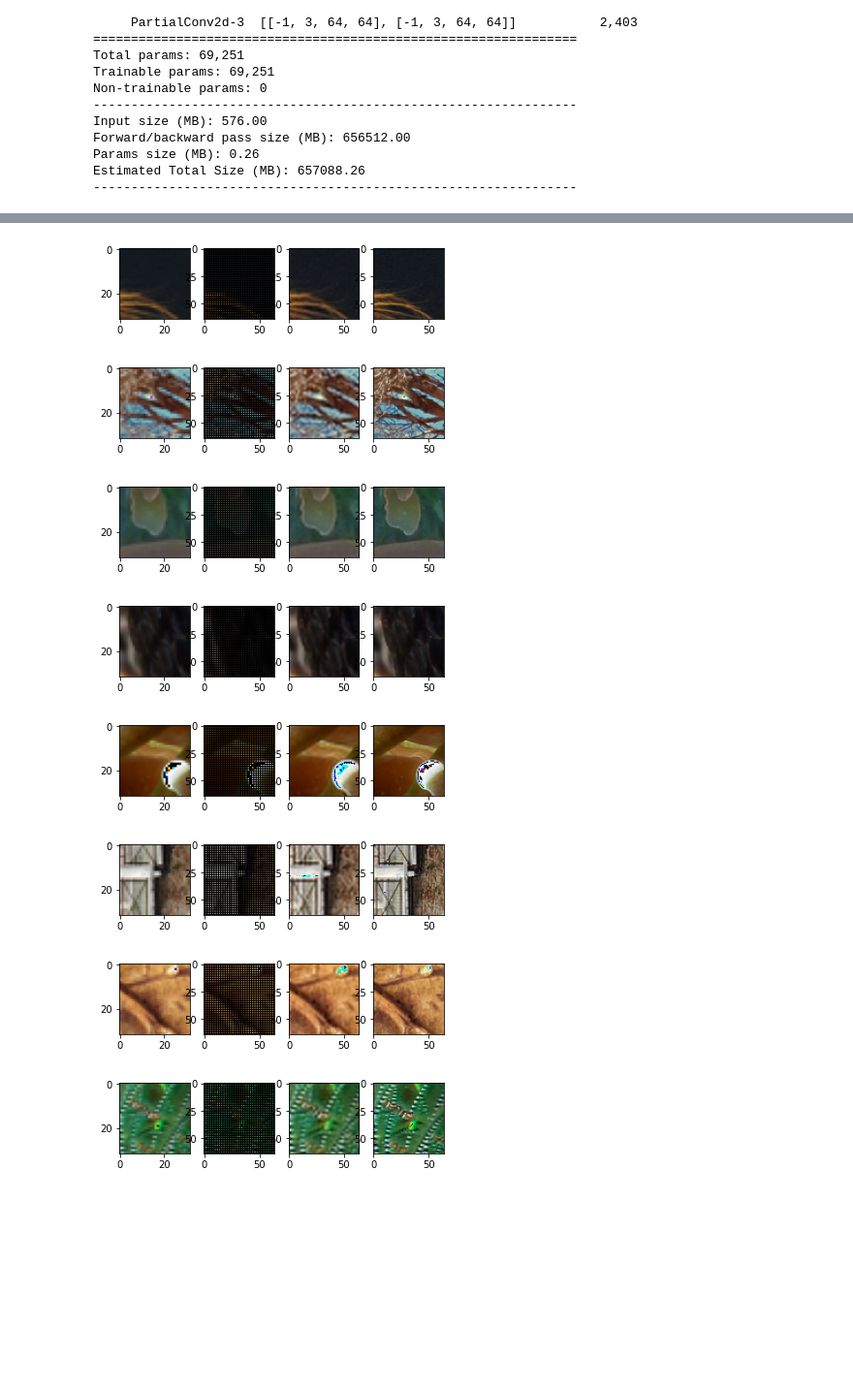
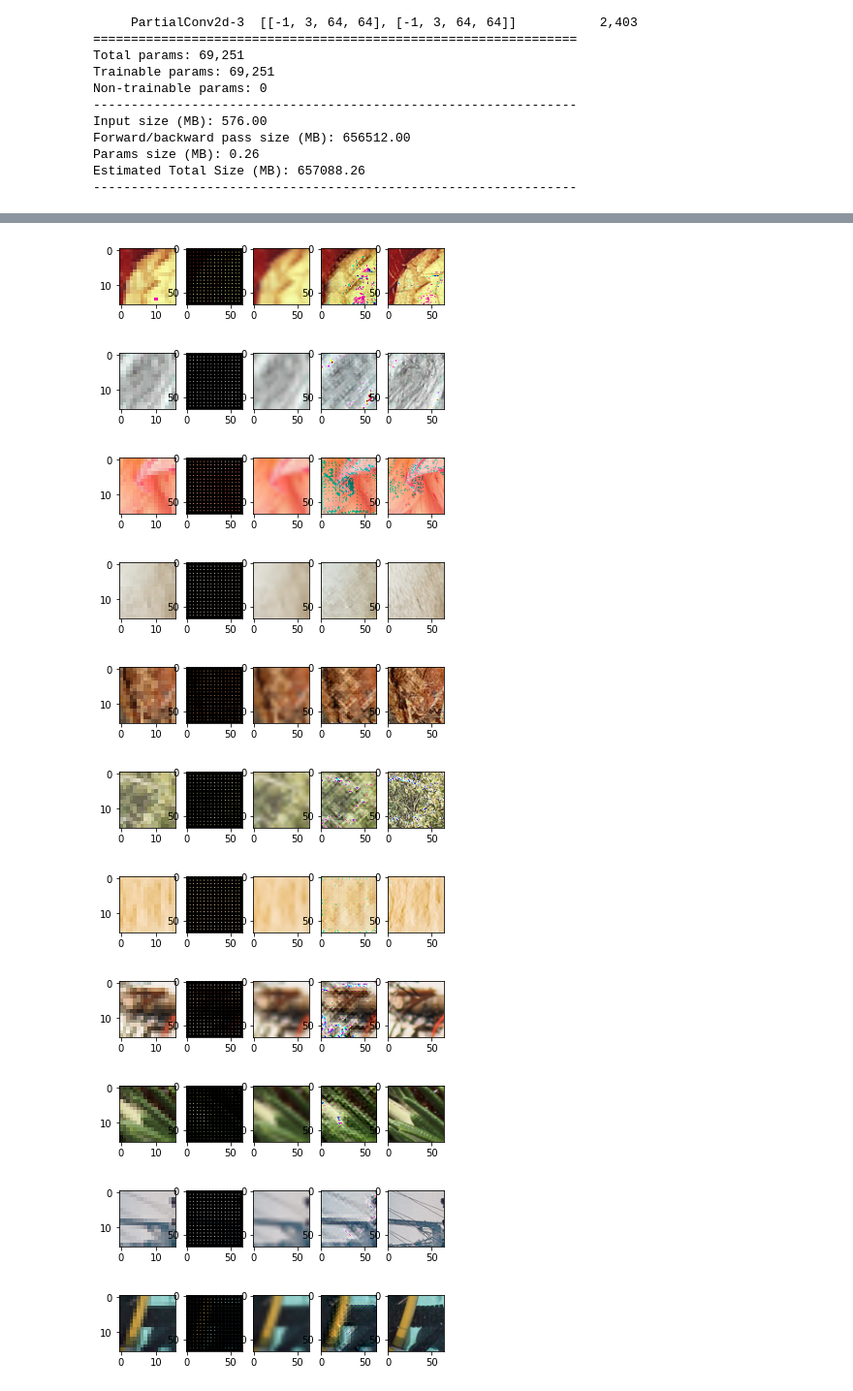
Before and after one commit to zack466/autoreg-sr, a Jupyter notebook: main_dev.ipynb, the cells around one changed output, grey strips where cells are left out. Shown at 97% size. Saved outputs shown, nothing was run; the diff lists cells and outputs as text; code cells hidden in the pictures; blank space fills up the shorter version.

```diff
--- a/main_dev.ipynb
+++ b/main_dev.ipynb
@@ -38,9 +45,9 @@ training_set, validation_set, test_set = torch.utils.data.random_split(div2k, [6
 def image_mask(x, factor):
     new_dims = tuple([x.shape[0], x.shape[1], x.shape[2]*factor, x.shape[3]*factor])
     out = torch.zeros(new_dims)
-    out[:,:,::2,::2] = x[:,:,:,:]
+    out[:,:,::factor,::factor] = x[:,:,:,:]
     mask = torch.zeros(new_dims)
-    mask[:,:,::2,::2] = 1
+    mask[:,:,::factor,::factor] = 1
     return out, mask
 
 # x = torch.rand((32, 3, 64, 64))
@@ -52,7 +59,7 @@ test_dataloader = torch.utils.data.DataLoader(test_set, batch_size=batch_size)
 
 model = PConvSR().to(device)
 optimizer = torch.optim.Adam(model.parameters(), lr=0.0005)
-loss_func = torch.nn.MSELoss()
+loss_func = VGG16PartialLoss().to(device)
 
 torchsummary.summary(model, input_size=[(3, 64, 64), (3, 64, 64)])
 # %% [output]
@@ -82,15 +89,16 @@ for epoch in range(32):
         lr, hr = batch
         lr, hr = lr.to(device), hr.to(device)
         with torch.no_grad():
-            upscaled, mask_in = image_mask(lr, 2)
+            upscaled, mask_in = image_mask(lr, 4)
 
         pred, mask_out = model(upscaled.to(device), mask_in.to(device))
-        loss = loss_func(pred, hr)
+        loss, _, _ = loss_func(pred, hr) # VGG style loss
+
         loss.backward()
 
         optimizer.step()
 
-        #print(i, loss)
+        # print(i, loss)
     # basic validation loop
     print(f"Epoch {epoch}")
     for i, batch in enumerate(validation_dataloader):
@@ -98,10 +106,10 @@ for epoch in range(32):
             lr, hr = batch
             lr, hr = lr.to(device), hr.to(device)
             with torch.no_grad():
-                upscaled, mask_in = image_mask(lr, 2)
+                upscaled, mask_in = image_mask(lr, 4)
 
             pred, mask_out = model(upscaled.to(device), mask_in.to(device))
-            loss = loss_func(pred, hr)
+            loss, _, _ = loss_func(pred, hr)
             print(i, loss)
 # %% [output]
 Epoch 0
@@ -129,10 +137,10 @@ for i, batch in enumerate(test_dataloader):
         lr, hr = batch
         lr, hr = lr.to(device), hr.to(device)
         with torch.no_grad():
-            upscaled, mask_in = image_mask(lr, 2)
+            upscaled, mask_in = image_mask(lr, 4)
 
         pred, mask_out = model(upscaled.to(device), mask_in.to(device))
-        loss = loss_func(pred, hr)
+        loss, _, _ = loss_func(pred, hr)
         print(i, loss)
 # %% [output]
 Testing
@@ -142,17 +150,21 @@ Testing
 # %%
-for i in range(8):
+for i in range(16):
     with torch.no_grad():
-        lr, hr = test_set[i+8]
+        lr, hr = test_set[i]
         batch = utils.example_batch(torch.tensor(lr).to(device), batch_size)
-        upscaled, mask_in = image_mask(batch, 2)
+        upscaled, mask_in = image_mask(batch, 4)
         pred, _ = model(upscaled.to(device), mask_in.to(device))
-        utils.showImages([np.asarray(lr), np.array(upscaled[0].cpu()), np.array(pred[0].cpu()), hr])
+        bicubic = torchvision.transforms.functional.resize(torch.tensor(lr), (64,64))
+        utils.showImages([np.asarray(lr), np.array(upscaled[0].cpu()), np.array(bicubic), np.array(pred[0].cpu()), hr])
 # %% [output]
-[figure, old version]
+[figure, new version]
-[figure, old version]
+[figure, new version]
-[figure, old version]
+[figure, new version]
-[figure, old version]
+[figure, new version]
-[figure, old version]
+[figure, new version]
-[figure, old version]
+[figure, new version]
-[figure, old version]
+[figure, new version]
-[figure, old version]
+[figure, new version]
+[figure, added]
+[figure, added]
+[figure, added]
```
Also changed, not shown: parts of 5 cells of this notebook, 4 other files.
